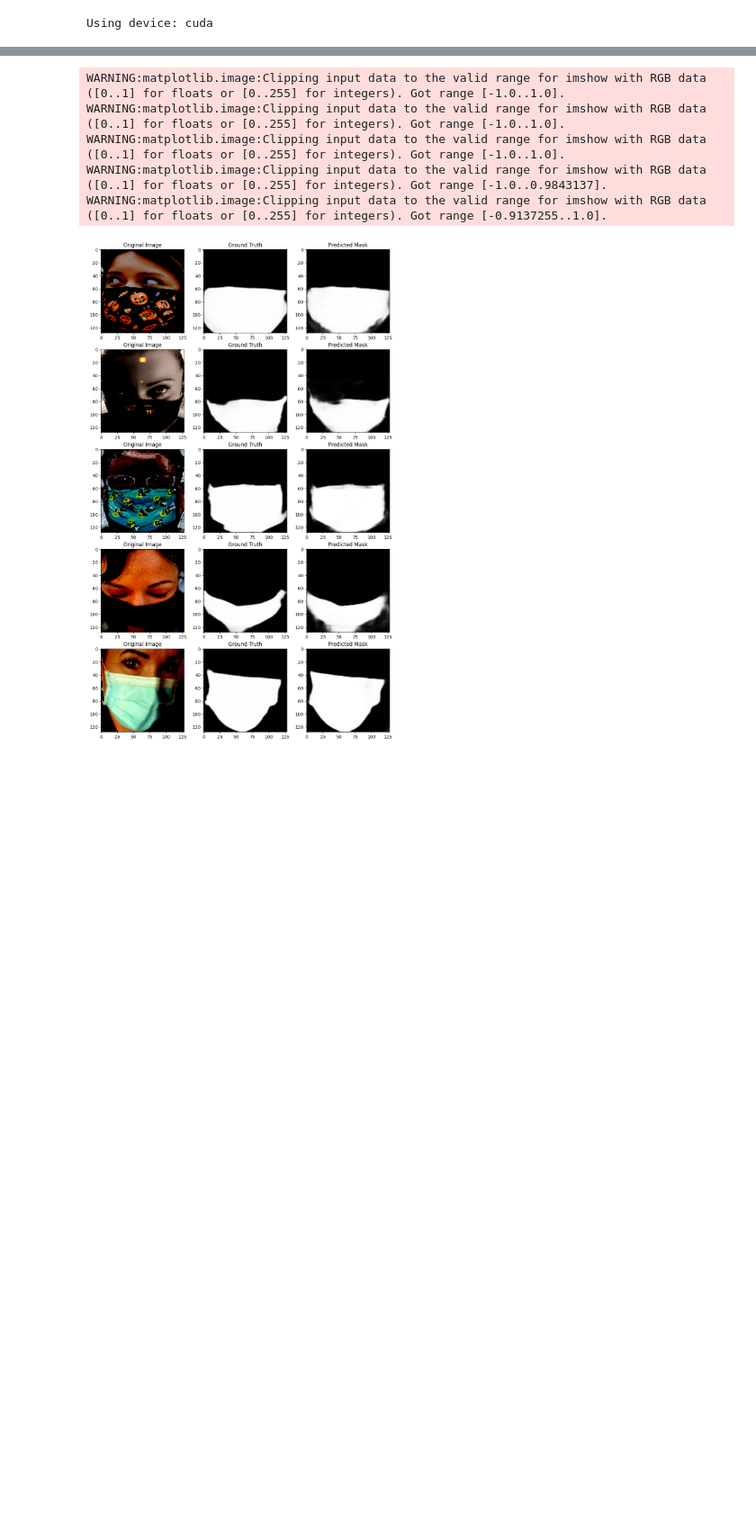
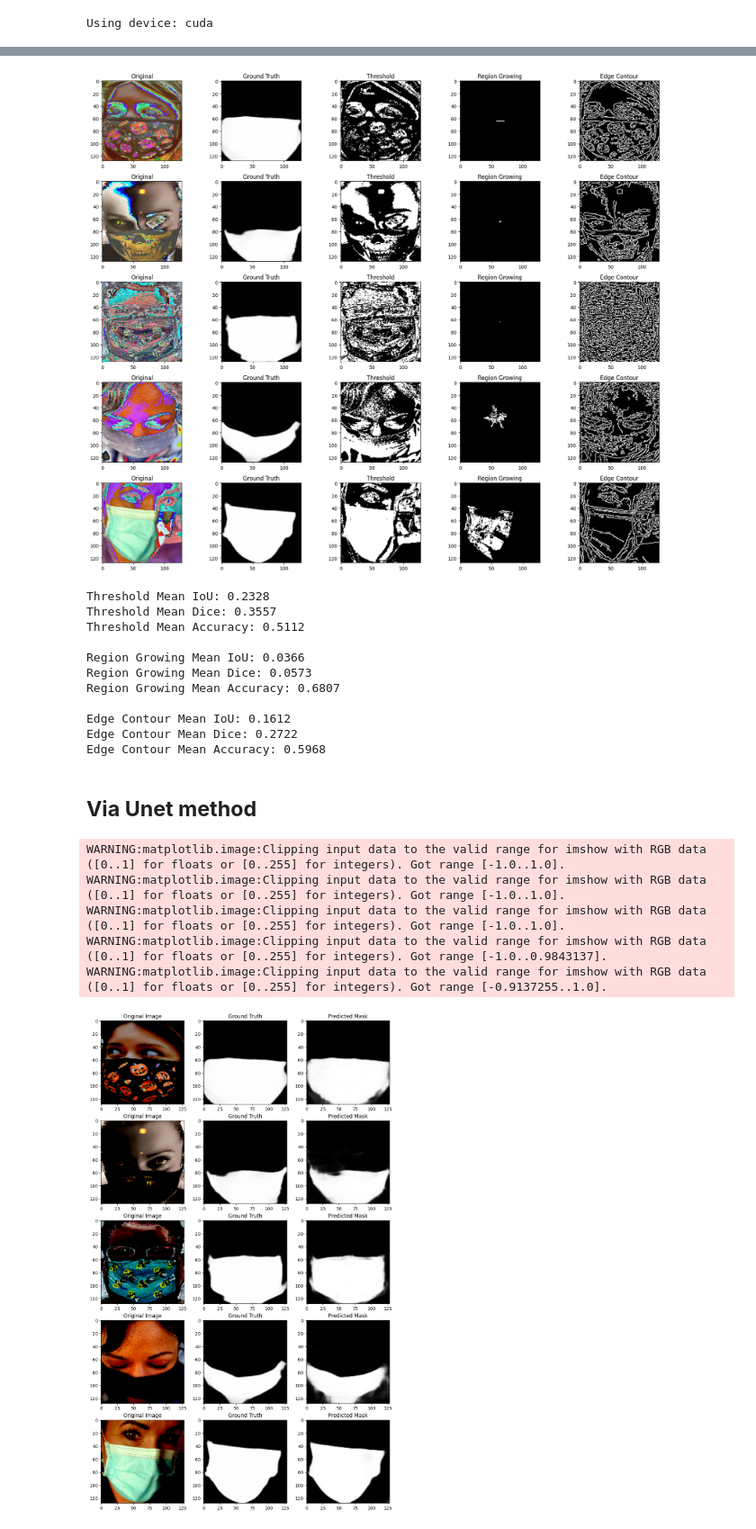
Before and after one commit to Anukriti1508/VR_Project1_AnukritiSingh_MS2024504, a Jupyter notebook: segmentation.ipynb, the cells around one changed output, grey strips where cells are left out. Shown at 90% size. Drawn from its saved outputs; the diff is of its cells as text; code cells hidden in the pictures; blank space fills up the shorter version.

```diff
--- a/segmentation.ipynb
+++ b/segmentation.ipynb
@@ -100,0 +80,13 @@ val_loader = DataLoader(val_dataset, batch_size=16, shuffle=False, num_workers=4
+# %%
+# Function to apply threshold segmentation
+def threshold_segmentation(image):
+    try:
+        if len(image.shape) == 3:  # Convert to grayscale if not already
+            gray = cv2.cvtColor(image, cv2.COLOR_RGB2GRAY)
+        else:
+            gray = image
+        _, mask = cv2.threshold(gray, 128, 255, cv2.THRESH_BINARY)
+        return mask
+    except Exception as e:
+        print(f"Error in threshold segmentation: {e}")
+        return np.zeros_like(image)
@@ -100,0 +123,29 @@ val_loader = DataLoader(val_dataset, batch_size=16, shuffle=False, num_workers=4
+# %%
+# Function to apply edge contour segmentation
+def edge_contour_segmentation(image):
+    try:
+        if len(image.shape) == 3:
+            gray = cv2.cvtColor(image, cv2.COLOR_RGB2GRAY)
+        else:
+            gray = image
+        edges = cv2.Canny(gray, 50, 150)
+        return edges
+    except Exception as e:
+        print(f"Error in edge contour segmentation: {e}")
+        return np.zeros_like(image)
+# %%
+def evaluate_segmentation(pred_mask, true_mask):
+    try:
+        pred_mask = (pred_mask > 127).astype(np.uint8).flatten()
+        true_mask = (true_mask > 127).astype(np.uint8).flatten()
+
+        intersection = np.logical_and(pred_mask, true_mask).sum()
+        union = np.logical_or(pred_mask, true_mask).sum()
+        iou = intersection / union if union != 0 else 1.0
+        dice = (2 * intersection) / (pred_mask.sum() + true_mask.sum()) if (pred_mask.sum() + true_mask.sum()) != 0 else 1.0
+        accuracy = (pred_mask == true_mask).mean()
+
+        return iou, dice, accuracy
+    except Exception as e:
+        print(f"Error in evaluation: {e}")
+        return 0.0, 0.0, 0.0
@@ -100,0 +214,17 @@ val_loader = DataLoader(val_dataset, batch_size=16, shuffle=False, num_workers=4
+# %%
+process_and_evaluate(val_loader)
+# %% [output]
+[figure, added]
+Threshold Mean IoU: 0.2328
+Threshold Mean Dice: 0.3557
+Threshold Mean Accuracy: 0.5112
+
+Region Growing Mean IoU: 0.0366
+Region Growing Mean Dice: 0.0573
+Region Growing Mean Accuracy: 0.6807
+
+Edge Contour Mean IoU: 0.1612
+Edge Contour Mean Dice: 0.2722
+Edge Contour Mean Accuracy: 0.5968
+# %% [markdown]
+## **Via Unet method**
```
Also changed, not shown: parts of 9 cells of this notebook.
